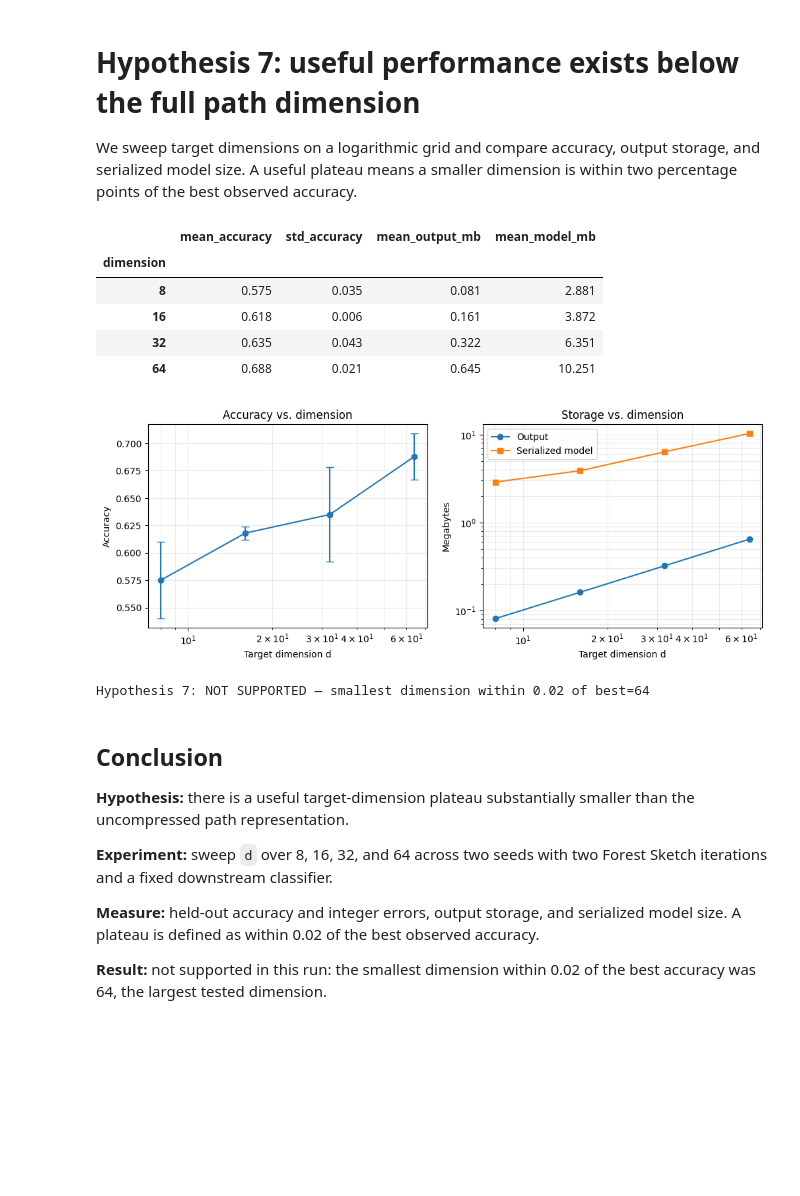
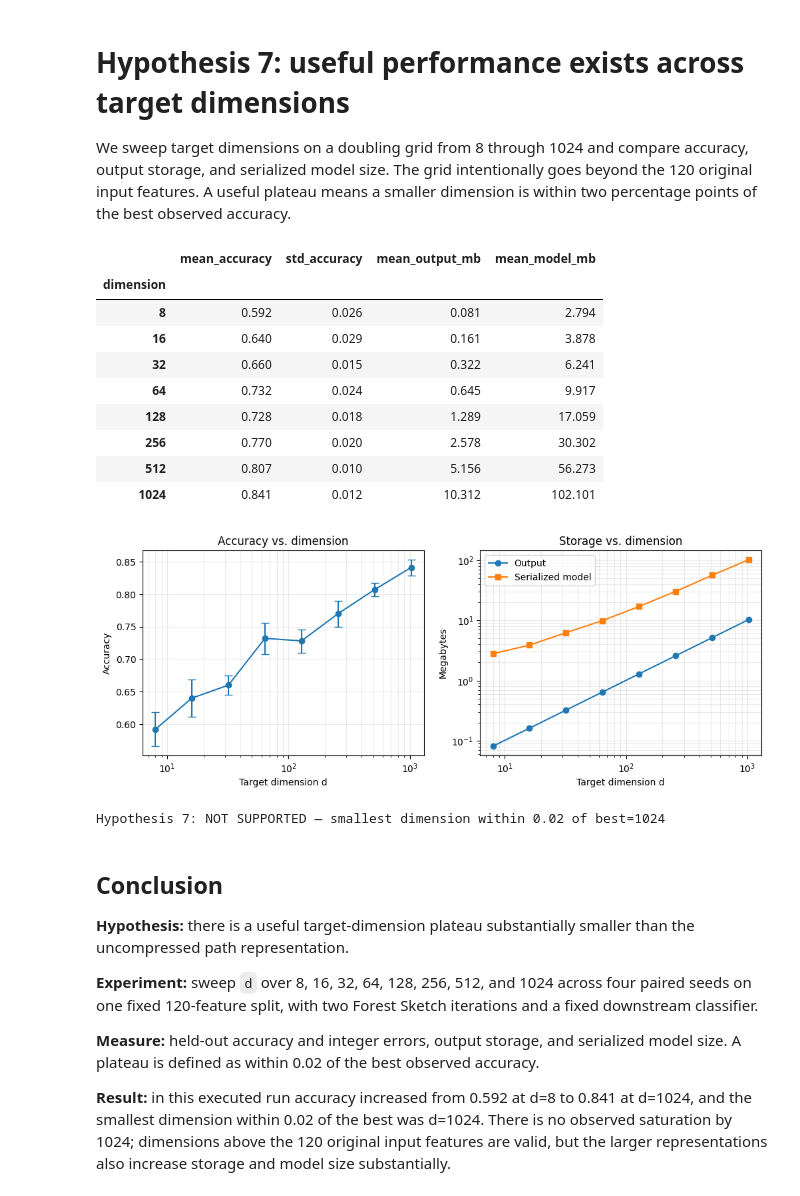
Before and after one commit to fabriziocosta/forestsketch, a Jupyter notebook: notebooks/10_hypothesis_target_dimension.ipynb, the cells around one changed output. Drawn from its saved outputs; the diff is of its cells as text; code cells hidden in the pictures; blank space fills up the shorter version.

Commit message:
feat: support expanding forest sketch dimensions

```diff
--- a/notebooks/10_hypothesis_target_dimension.ipynb
+++ b/notebooks/10_hypothesis_target_dimension.ipynb
@@ -1,7 +1,7 @@
 # %% [markdown]
-# Hypothesis 7: useful performance exists below the full path dimension
+# Hypothesis 7: useful performance exists across target dimensions
 
-We sweep target dimensions on a logarithmic grid and compare accuracy, output storage, and serialized model size. A useful plateau means a smaller dimension is within two percentage points of the best observed accuracy.
+We sweep target dimensions on a doubling grid from 8 through 1024 and compare accuracy, output storage, and serialized model size. The grid intentionally goes beyond the 120 original input features. A useful plateau means a smaller dimension is within two percentage points of the best observed accuracy.
 # %%
 import sys
 import pickle
@@ -13,47 +13,53 @@ import matplotlib.pyplot as plt
 import pandas as pd
 from _hypothesis_utils import classification_data, classification_score, downstream_classifier, forest_sketch
 # %%
+DATA_SEED = 42
+EXPERIMENT_SEEDS = [0, 1, 2, 3]
+X_train, _, X_test, y_train, _, y_test = classification_data(DATA_SEED)
 rows = []
-for seed in [0, 1]:
-    X_train, _, X_test, y_train, _, y_test = classification_data(seed)
-    for dimension in [8, 16, 32, 64]:
+for seed in EXPERIMENT_SEEDS:
+    for dimension in [8, 16, 32, 64, 128, 256, 512, 1024]:
         representation = forest_sketch(seed, dimension, 2)
         X_train_view = representation.fit_transform(X_train, y_train)
         X_test_view = representation.transform(X_test)
         accuracy, errors = classification_score(downstream_classifier(seed), X_train_view, y_train, X_test_view, y_test)
         rows.append({'seed': seed, 'dimension': dimension, 'accuracy': accuracy, 'errors': errors, 'output_mb': X_train_view.nbytes / 2**20, 'model_mb': len(pickle.dumps(representation, protocol=pickle.HIGHEST_PROTOCOL)) / 2**20})
 results = pd.DataFrame(rows)
 summary = results.groupby('dimension').agg(mean_accuracy=('accuracy', 'mean'), std_accuracy=('accuracy', 'std'), mean_output_mb=('output_mb', 'mean'), mean_model_mb=('model_mb', 'mean')).round(3)
 display(summary)
 fig, axes = plt.subplots(1, 2, figsize=(12, 4))
 axes[0].errorbar(summary.index, summary.mean_accuracy, yerr=summary.std_accuracy, marker='o', capsize=4)
 axes[0].set(xscale='log', xlabel='Target dimension d', ylabel='Accuracy', title='Accuracy vs. dimension')
 axes[1].plot(summary.index, summary.mean_output_mb, marker='o', label='Output')
 axes[1].plot(summary.index, summary.mean_model_mb, marker='s', label='Serialized model')
 axes[1].set(xscale='log', yscale='log', xlabel='Target dimension d', ylabel='Megabytes', title='Storage vs. dimension')
 axes[1].legend()
 for axis in axes: axis.grid(alpha=0.25, which='both')
 plt.show()
 best = summary.mean_accuracy.max()
 smallest_near_best = summary[summary.mean_accuracy >= best - 0.02].index.min()
 supported = smallest_near_best < summary.index.max()
 print(f'Hypothesis 7: {"SUPPORTED" if supported else "NOT SUPPORTED"} — smallest dimension within 0.02 of best={smallest_near_best}')
 # %% [output]
 |  | mean_accuracy | std_accuracy | mean_output_mb | mean_model_mb |
 | dimension |  |  |  |  |
-| 8 | 0.575 | 0.035 | 0.081 | 2.881 |
-| 16 | 0.618 | 0.006 | 0.161 | 3.872 |
-| 32 | 0.635 | 0.043 | 0.322 | 6.351 |
-| 64 | 0.688 | 0.021 | 0.645 | 10.251 |
+| 8 | 0.592 | 0.026 | 0.081 | 2.794 |
+| 16 | 0.640 | 0.029 | 0.161 | 3.878 |
+| 32 | 0.660 | 0.015 | 0.322 | 6.241 |
+| 64 | 0.732 | 0.024 | 0.645 | 9.917 |
+| 128 | 0.728 | 0.018 | 1.289 | 17.059 |
+| 256 | 0.770 | 0.020 | 2.578 | 30.302 |
+| 512 | 0.807 | 0.010 | 5.156 | 56.273 |
+| 1024 | 0.841 | 0.012 | 10.312 | 102.101 |
-[figure, old version]
+[figure, new version]
-Hypothesis 7: NOT SUPPORTED — smallest dimension within 0.02 of best=64
+Hypothesis 7: NOT SUPPORTED — smallest dimension within 0.02 of best=1024
 # %% [markdown]
 ## Conclusion
 
 **Hypothesis:** there is a useful target-dimension plateau substantially smaller than the uncompressed path representation.
 
-**Experiment:** sweep `d` over 8, 16, 32, and 64 across two seeds with two Forest Sketch iterations and a fixed downstream classifier.
+**Experiment:** sweep `d` over 8, 16, 32, 64, 128, 256, 512, and 1024 across four paired seeds on one fixed 120-feature split, with two Forest Sketch iterations and a fixed downstream classifier.
 
 **Measure:** held-out accuracy and integer errors, output storage, and serialized model size. A plateau is defined as within 0.02 of the best observed accuracy.
 
-**Result:** not supported in this run: the smallest dimension within 0.02 of the best accuracy was 64, the largest tested dimension.
+**Result:** in this executed run accuracy increased from 0.592 at d=8 to 0.841 at d=1024, and the smallest dimension within 0.02 of the best was d=1024. There is no observed saturation by 1024; dimensions above the 120 original input features are valid, but the larger representations also increase storage and model size substantially.
```
Also changed, not shown: 7 other files.
